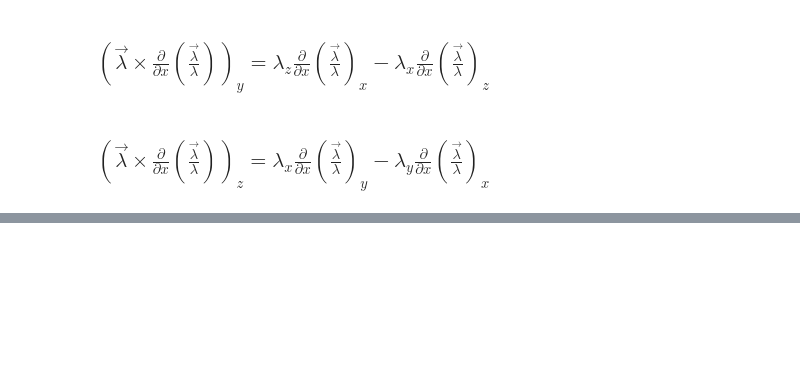
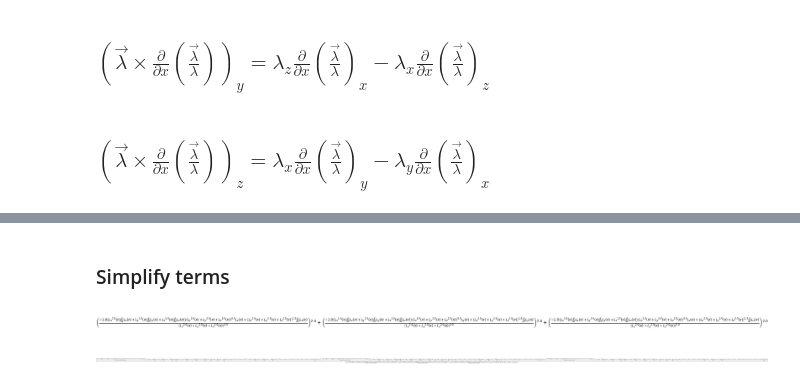
Before and after one commit to nomahen/twisted_disk_1d, a Jupyter notebook: notebooks/finite_volume.ipynb, the cells around one changed output, grey strips where cells are left out. Cells and saved outputs as stored; diff of their text form; code cells hidden in the pictures; blank space fills up the shorter version.

```diff
--- a/notebooks/finite_volume.ipynb
+++ b/notebooks/finite_volume.ipynb
@@ -162,0 +163,21 @@ solve(determinant,Lambda)
+# %% [markdown]
+### Simplify terms
+# %%
+from __future__ import division
+from sympy import *
+from sympy import init_printing
+from sympy.physics.vector import dynamicsymbols
+
+init_printing()
+x = symbols(r'x', positive = True)
+Lx = Function('L_x')(x)
+Ly = Function('L_y')(x)
+Lz = Function('L_z')(x)
+
+L = (Lx**2. + Ly**2. + Lz**2.)**0.5
+
+psi2 = diff(Lx/L,x)**2. + diff(Ly/L,x)**2. + diff(Lz/L,x)**2.
+# %%
+simplify(psi2)
+# %% [output]
+[figure, added]
@@ -162,0 +187,4 @@ solve(determinant,Lambda)
+# %%
+simplify(dpsi_dx)
+# %% [output]
+[figure, added]
```
Also changed, not shown: parts of 10 cells of this notebook, 3 other files.
